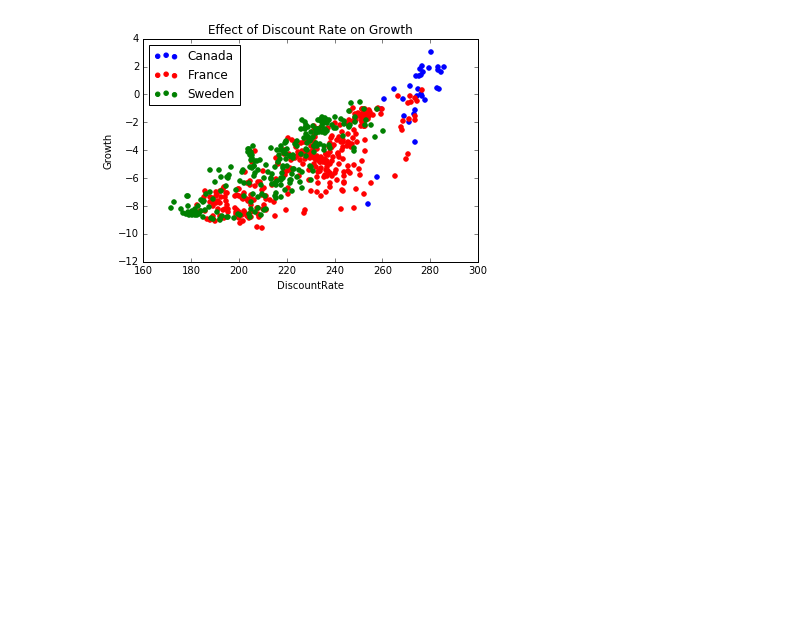
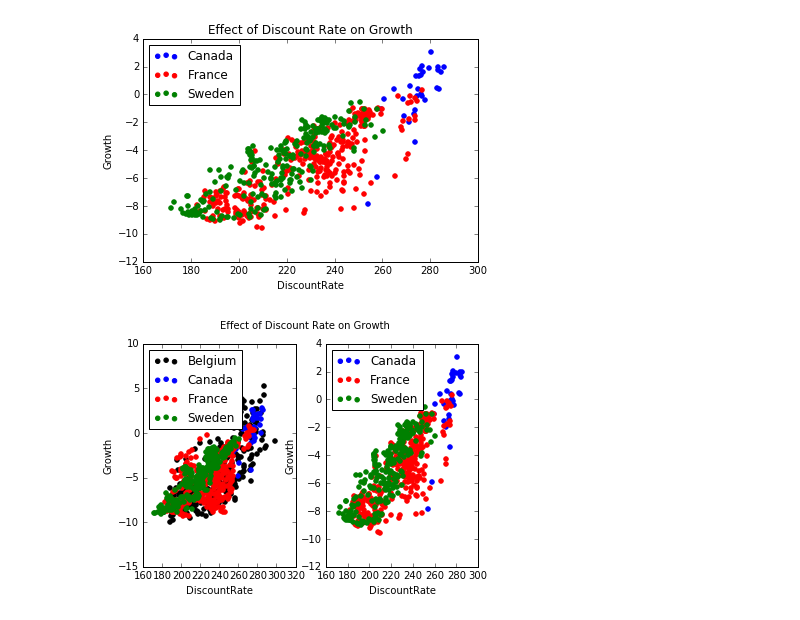
Before and after one commit to mbeven/FINM_2016_SPRING, a Jupyter notebook: FINM 33150/HW1/Michael_Beven_HW1.ipynb, the cells around one changed output. Drawn from its saved outputs; the diff is of its cells as text; code cells hidden in the pictures; blank space fills up the shorter version.

```diff
--- a/FINM 33150/HW1/Michael_Beven_HW1.ipynb
+++ b/FINM 33150/HW1/Michael_Beven_HW1.ipynb
@@ -92,20 +92,20 @@ COO_Sweden = COO_3026
 interp = interp1d(HEET['GDP'],HEET['Growth'],bounds_error=False)
 
 # interpolate results on country datasets
-Growth_Canada = pd.DataFrame(interp(COO_Canada.iloc[:,0]))
+Growth_Canada = pd.DataFrame(interp(COO_Canada_ec.iloc[:,0]))
 Growth_Canada.columns = ['Growth']
-COO_Canada = pd.concat((COO_Canada,Growth_Canada),axis=1)
-Growth_France = pd.DataFrame(interp(COO_France.iloc[:,0]))
+COO_Canada_ec = pd.concat((COO_Canada_ec,Growth_Canada),axis=1)
+Growth_France = pd.DataFrame(interp(COO_France_ec.iloc[:,0]))
 Growth_France.columns = ['Growth']
-COO_France = pd.concat((COO_France,Growth_France),axis=1)
-Growth_Sweden = pd.DataFrame(interp(COO_Sweden.iloc[:,0]))
+COO_France_ec = pd.concat((COO_France_ec,Growth_France),axis=1)
+Growth_Sweden = pd.DataFrame(interp(COO_Sweden_ec.iloc[:,0]))
 Growth_Sweden.columns = ['Growth']
-COO_Sweden = pd.concat((COO_Sweden,Growth_Sweden),axis=1)
+COO_Sweden_ec = pd.concat((COO_Sweden_ec,Growth_Sweden),axis=1)
 
 # view the interpolation data
-print(COO_Canada.head())
-print(COO_France.head())
-print(COO_Sweden.head())
+print(COO_Canada_ec.head())
+print(COO_France_ec.head())
+print(COO_Sweden_ec.head())
 # %% [output]
        GDP  Timestamp  DiscountRate    Growth
 0  2700.77    391.217         259.5 -1.051273
@@ -138,3 +138,25 @@ plt.legend(['Canada','France','Sweden'],loc='upper left')
 plt.savefig('GrowthPlot_GDP',format='pdf')
 # %% [output]
 [figure]
+# %%
+# put both plots into one
+fig = plt.figure(3)
+fig.suptitle('Effect of Discount Rate on Growth')
+plt.subplot(121)
+plt.scatter(COO_Belgium['DiscountRate'],COO_Belgium['Growth'],color='black')
+plt.scatter(COO_Canada['DiscountRate'],COO_Canada['Growth'],color='blue')
+plt.scatter(COO_France['DiscountRate'],COO_France['Growth'],color='red')
+plt.scatter(COO_Sweden['DiscountRate'],COO_Sweden['Growth'],color='green')
+plt.ylabel('Growth')
+plt.xlabel('DiscountRate')
+plt.legend(['Belgium','Canada','France','Sweden'],loc='upper left')
+plt.subplot(122)
+plt.scatter(COO_Canada_ec['DiscountRate'],COO_Canada_ec['Growth'],color='blue')
+plt.scatter(COO_France_ec['DiscountRate'],COO_France_ec['Growth'],color='red')
+plt.scatter(COO_Sweden_ec['DiscountRate'],COO_Sweden_ec['Growth'],color='green')
+plt.ylabel('Growth')
+plt.xlabel('DiscountRate')
+plt.legend(['Canada','France','Sweden'],loc='upper left')
+plt.savefig('GrowthPlot_Both',format='pdf')
+# %% [output]
+[figure, added]
```
Also changed, not shown: parts of 2 cells of this notebook, 4 other files.
